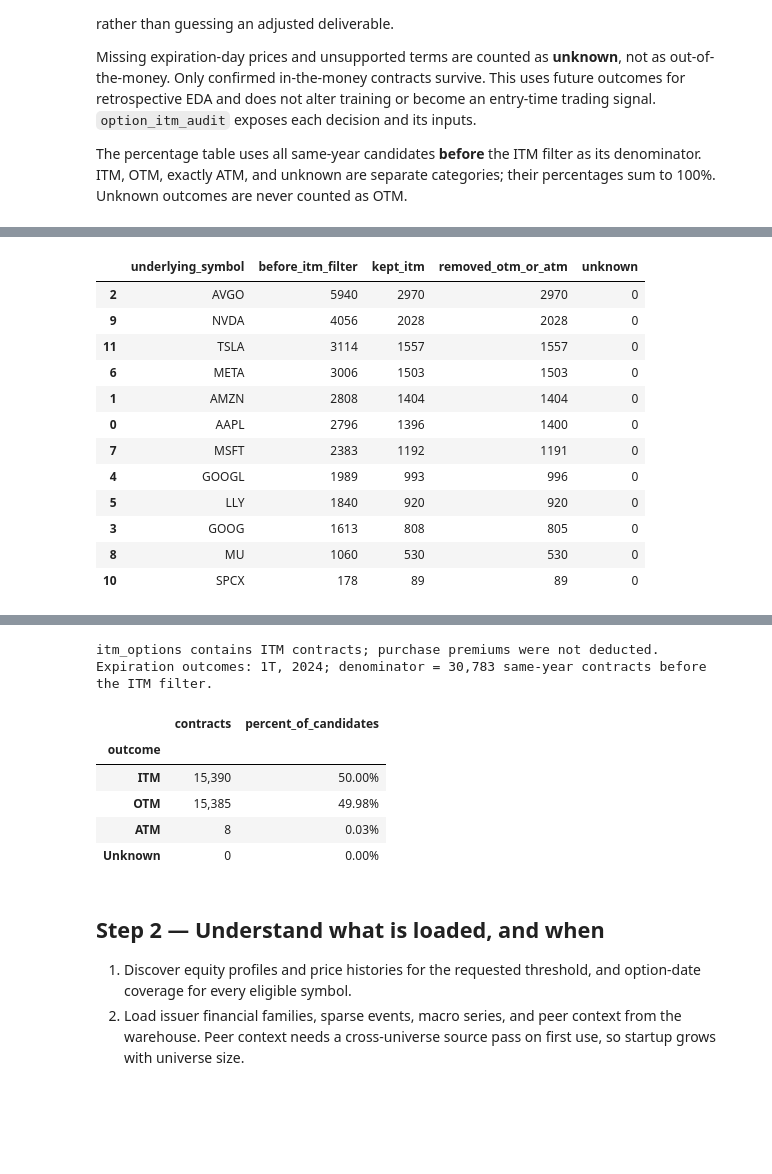
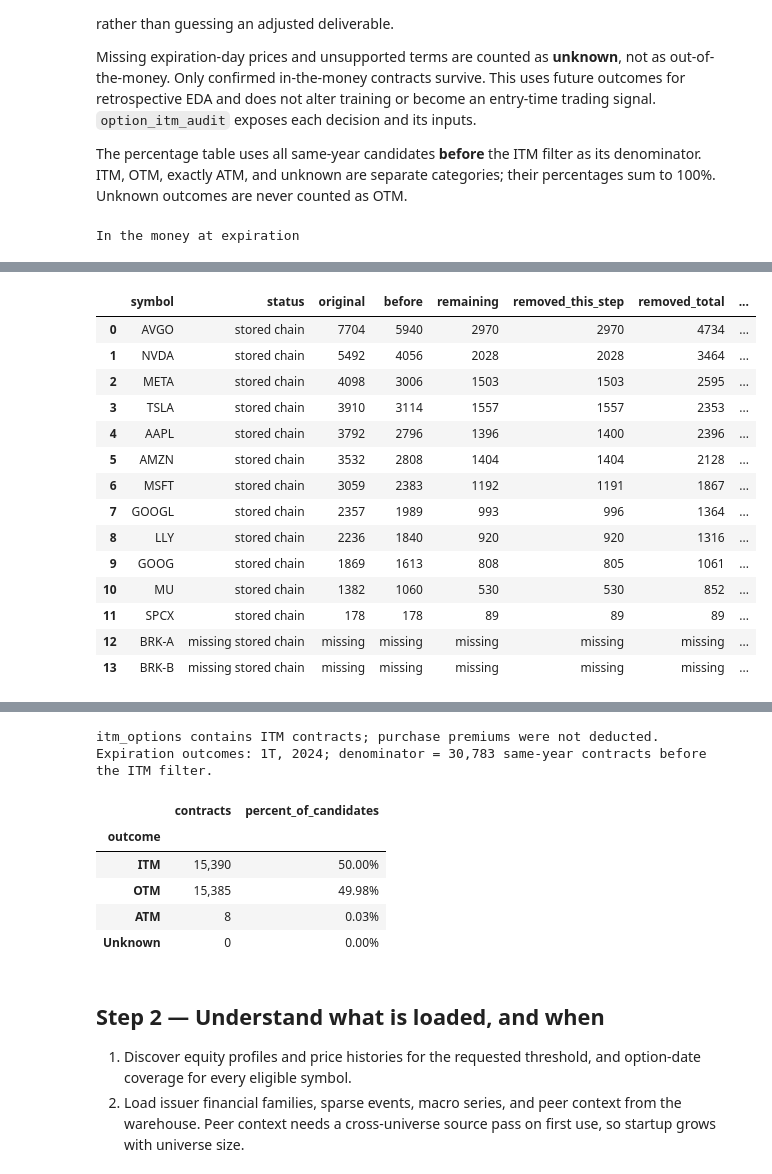
Before and after one commit to quantarb/quant-orchestrator, a Jupyter notebook: notebooks/multirate_warehouse_training.ipynb, the cells around one changed output, grey strips where cells are left out. Cells and saved outputs as stored; diff of their text form; code cells hidden in the pictures; blank space fills up the shorter version.

Commit message:
Use consistent comparison tables across option filters

```diff
--- a/notebooks/multirate_warehouse_training.ipynb
+++ b/notebooks/multirate_warehouse_training.ipynb
@@ -273,9 +314,11 @@ same_year_summary = pd.DataFrame([{
     "total_kept": observed_same_year["kept_same_year"].sum(min_count=1),
     "total_removed": observed_same_year["removed"].sum(min_count=1),
 }])
-display(same_year_summary)
-display(same_year_contract_counts.sort_values(
-    ["kept_same_year", "symbol"], ascending=[False, True], na_position="last"))
+expiration_filter_counts = same_year_contract_counts.rename(columns={
+    "kept_same_year": "remaining", "calls_kept": "calls", "puts_kept": "puts",
+    "removed_unknown_expiration": "unknown"})
+expiration_comparison = show_option_filter(
+    f"Expiration year = {EDA_YEAR}", expiration_filter_counts, all_options_comparison)
 
 option_expiration_audit = pl.concat(expiration_audits) if expiration_audits else pl.DataFrame()
 if not option_expiration_audit.is_empty():
@@ -394,7 +438,9 @@ if not option_expiration_audit.is_empty():
 
 option_itm_audit = pl.concat(itm_audits, how="diagonal_relaxed") if itm_audits else pl.DataFrame()
 if option_itm_audit.is_empty():
-    print("No same-year candidates to evaluate; run the preceding EDA cells first.")
+    print("No same-year candidates to evaluate.")
+    empty_itm_counts = pd.DataFrame(columns=["symbol", "remaining", "calls", "puts", "unknown"])
+    itm_comparison = show_option_filter("In the money at expiration", empty_itm_counts, expiration_comparison)
 else:
     per_symbol_itm = option_itm_audit.group_by("underlying_symbol").agg(
         pl.len().alias("before_itm_filter"),
@@ -408,9 +454,13 @@ else:
     count_fields = ["before_itm_filter", "kept_itm", "removed_otm_or_atm", "unknown"]
     itm_counts[count_fields] = itm_counts[count_fields].astype(int)
     totals = itm_counts[count_fields].sum().to_dict()
-    display(pd.DataFrame([{"universe": EDA_UNIVERSE, "year": EDA_YEAR, **totals,
-                           "average_itm_per_observed_symbol": itm_counts["kept_itm"].mean()}]))
-    display(itm_counts.sort_values("kept_itm", ascending=False))
+    kept_rights = (option_itm_audit.filter(pl.col("expiry_status") == "in_the_money")
+        .group_by("underlying_symbol").agg(
+            (pl.col("option_type") == "call").sum().alias("calls"),
+            (pl.col("option_type") == "put").sum().alias("puts")).to_pandas())
+    itm_filter_counts = itm_counts.merge(kept_rights, on="underlying_symbol", how="left").rename(
+        columns={"underlying_symbol": "symbol", "kept_itm": "remaining"})
+    itm_comparison = show_option_filter("In the money at expiration", itm_filter_counts, expiration_comparison)
     display(option_itm_audit.select("underlying_symbol", "contract_symbol", "expiration_session",
         "strike", "split_factor", "expiration_strike", "expiration_spot", "expiry_status").head(20).to_pandas())
     itm_options = option_itm_audit.filter(pl.col("expiry_status") == "in_the_money")
@@ -430,3 +480,4 @@ if not option_itm_audit.is_empty():
           f"{len(option_itm_audit):,} same-year contracts before the ITM filter.")
     display(expiry_distribution.style.format({"contracts": "{:,.0f}", "percent_of_candidates": "{:.2f}%"}))
 # %% [output]
+In the money at expiration
@@ -435,14 +486,16 @@ if not option_itm_audit.is_empty():
-|  | underlying_symbol | before_itm_filter | kept_itm | removed_otm_or_atm | unknown |
-| 2 | AVGO | 5940 | 2970 | 2970 | 0 |
-| 9 | NVDA | 4056 | 2028 | 2028 | 0 |
-| 11 | TSLA | 3114 | 1557 | 1557 | 0 |
-| 6 | META | 3006 | 1503 | 1503 | 0 |
-| 1 | AMZN | 2808 | 1404 | 1404 | 0 |
-| 0 | AAPL | 2796 | 1396 | 1400 | 0 |
-| 7 | MSFT | 2383 | 1192 | 1191 | 0 |
-| 4 | GOOGL | 1989 | 993 | 996 | 0 |
-| 5 | LLY | 1840 | 920 | 920 | 0 |
-| 3 | GOOG | 1613 | 808 | 805 | 0 |
-| 8 | MU | 1060 | 530 | 530 | 0 |
-| 10 | SPCX | 178 | 89 | 89 | 0 |
+|  | symbol | status | original | before | remaining | removed_this_step | removed_total | ... |
+| 0 | AVGO | stored chain | 7704 | 5940 | 2970 | 2970 | 4734 | ... |
+| 1 | NVDA | stored chain | 5492 | 4056 | 2028 | 2028 | 3464 | ... |
+| 2 | META | stored chain | 4098 | 3006 | 1503 | 1503 | 2595 | ... |
+| 3 | TSLA | stored chain | 3910 | 3114 | 1557 | 1557 | 2353 | ... |
+| 4 | AAPL | stored chain | 3792 | 2796 | 1396 | 1400 | 2396 | ... |
+| 5 | AMZN | stored chain | 3532 | 2808 | 1404 | 1404 | 2128 | ... |
+| 6 | MSFT | stored chain | 3059 | 2383 | 1192 | 1191 | 1867 | ... |
+| 7 | GOOGL | stored chain | 2357 | 1989 | 993 | 996 | 1364 | ... |
+| 8 | LLY | stored chain | 2236 | 1840 | 920 | 920 | 1316 | ... |
+| 9 | GOOG | stored chain | 1869 | 1613 | 808 | 805 | 1061 | ... |
+| 10 | MU | stored chain | 1382 | 1060 | 530 | 530 | 852 | ... |
+| 11 | SPCX | stored chain | 178 | 178 | 89 | 89 | 89 | ... |
+| 12 | BRK-A | missing stored chain | missing | missing | missing | missing | missing | ... |
+| 13 | BRK-B | missing stored chain | missing | missing | missing | missing | missing | ... |
 |  | underlying_symbol | contract_symbol | expiration_session | strike | split_factor | expiration_strike | ... |
@@ -465,5 +518,5 @@ if not option_itm_audit.is_empty():
-itm_options contains ITM contracts; purchase premiums were not deducted.
-Expiration outcomes: 1T, 2024; denominator = 30,783 same-year contracts before the ITM filter.
+itm_options contains ITM contracts; purchase premiums were not deducted.
+Expiration outcomes: 1T, 2024; denominator = 30,783 same-year contracts before the ITM filter.
 |  | contracts | percent_of_candidates |
 | outcome |  |  |
 | ITM | 15,390 | 50.00% |
```
Also changed, not shown: parts of 4 cells of this notebook, 1 other file.
